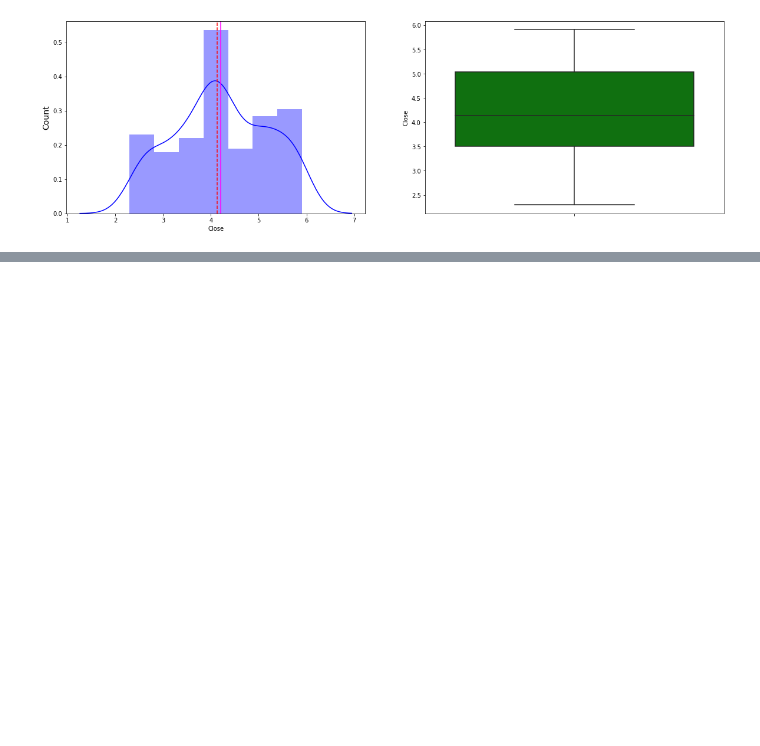
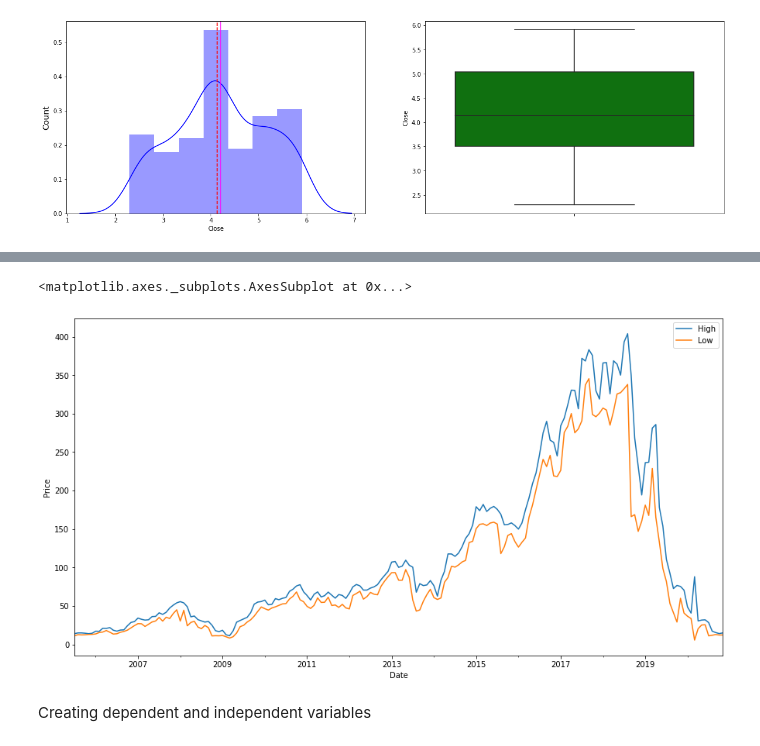
Before and after one commit to Shashankshekharpandey/Stock-closing-price-prediction, a Jupyter notebook: yes_bank_stock_closing_price_prediction.ipynb, the cells around one changed output, grey strips where cells are left out. Saved outputs shown, nothing was run; the diff lists cells and outputs as text; code cells hidden in the pictures; blank space fills up the shorter version.

```diff
--- a/yes_bank_stock_closing_price_prediction.ipynb
+++ b/yes_bank_stock_closing_price_prediction.ipynb
@@ -286,0 +301,10 @@ plt.show()
+# %%
+# Check how the "High" and "Low" stock are affected after 2018 fraud case
+
+
+stock_price_df[['High','Low']].plot(kind='line',ylabel="Price",figsize=(15,8))
+# %% [output]
+<matplotlib.axes._subplots.AxesSubplot at 0x...>
+[figure, added]
+# %% [markdown]
+Creating dependent and independent variables
```
Also changed, not shown: parts of 5 cells of this notebook.
